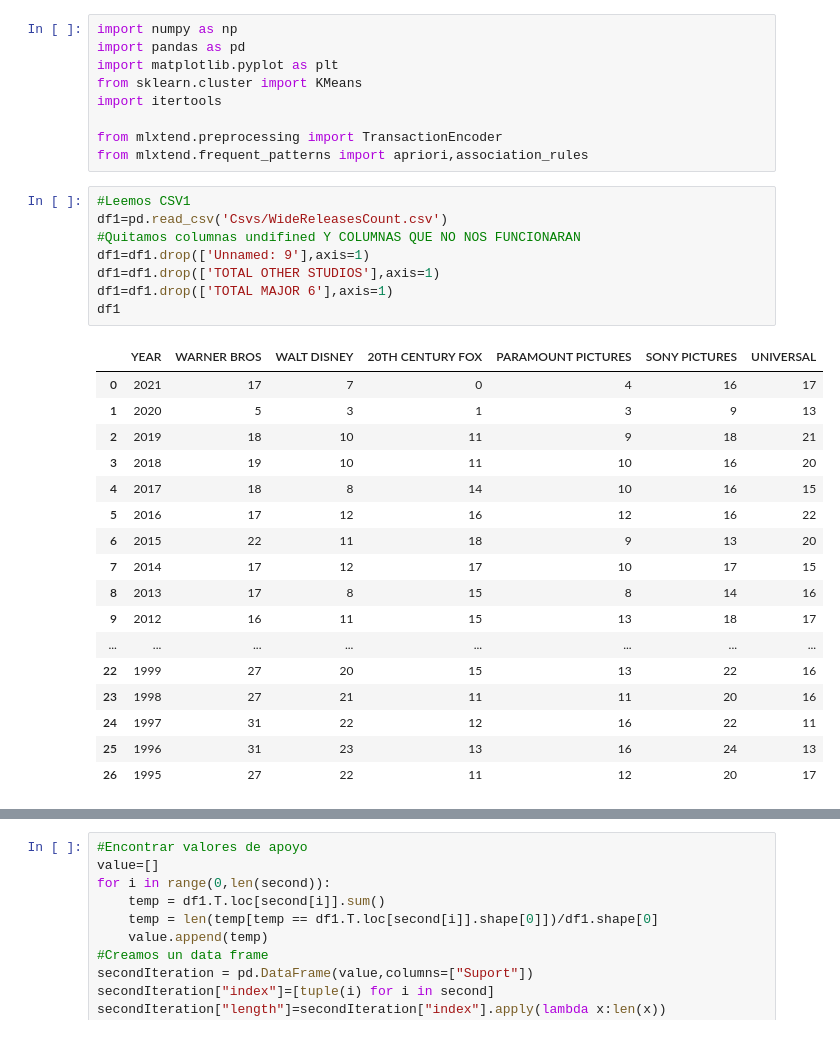
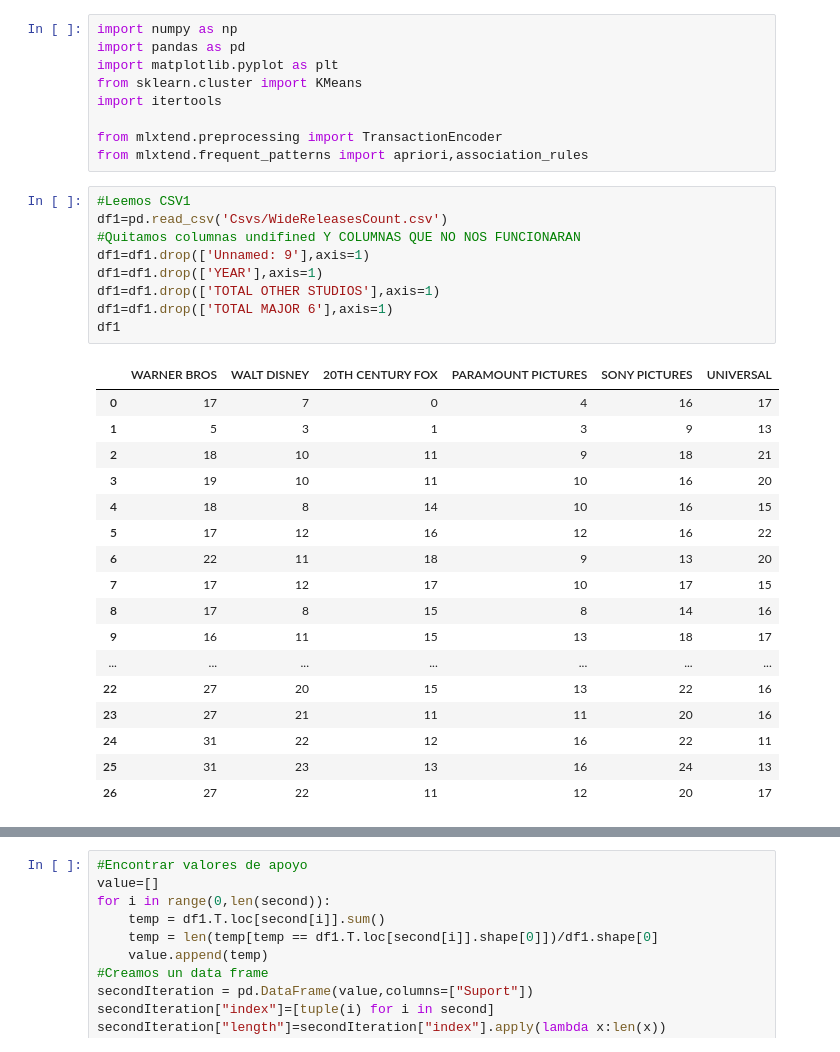
Before and after one commit to OmarDevEst/MineriaDatos-Peliculas, a Jupyter notebook: Reglas de Asociación .ipynb, the cells around one changed output, grey strips where cells are left out. Drawn from its saved outputs; the diff is of its cells as text.

```diff
--- a/Reglas de Asociación .ipynb
+++ b/Reglas de Asociación .ipynb
@@ -10,29 +10,30 @@ from mlxtend.frequent_patterns import apriori,association_rules
 # %%
 #Leemos CSV1
 df1=pd.read_csv('Csvs/WideReleasesCount.csv')
 #Quitamos columnas undifined Y COLUMNAS QUE NO NOS FUNCIONARAN
 df1=df1.drop(['Unnamed: 9'],axis=1)
+df1=df1.drop(['YEAR'],axis=1)
 df1=df1.drop(['TOTAL OTHER STUDIOS'],axis=1)
 df1=df1.drop(['TOTAL MAJOR 6'],axis=1)
 df1
 # %% [output]
-|  | YEAR | WARNER BROS | WALT DISNEY | 20TH CENTURY FOX | PARAMOUNT PICTURES | SONY PICTURES | UNIVERSAL |
-| 0 | 2021 | 17 | 7 | 0 | 4 | 16 | 17 |
-| 1 | 2020 | 5 | 3 | 1 | 3 | 9 | 13 |
-| 2 | 2019 | 18 | 10 | 11 | 9 | 18 | 21 |
-| 3 | 2018 | 19 | 10 | 11 | 10 | 16 | 20 |
-| 4 | 2017 | 18 | 8 | 14 | 10 | 16 | 15 |
-| 5 | 2016 | 17 | 12 | 16 | 12 | 16 | 22 |
-| 6 | 2015 | 22 | 11 | 18 | 9 | 13 | 20 |
-| 7 | 2014 | 17 | 12 | 17 | 10 | 17 | 15 |
-| 8 | 2013 | 17 | 8 | 15 | 8 | 14 | 16 |
-| 9 | 2012 | 16 | 11 | 15 | 13 | 18 | 17 |
-| ... | ... | ... | ... | ... | ... | ... | ... |
-| 22 | 1999 | 27 | 20 | 15 | 13 | 22 | 16 |
-| 23 | 1998 | 27 | 21 | 11 | 11 | 20 | 16 |
-| 24 | 1997 | 31 | 22 | 12 | 16 | 22 | 11 |
-| 25 | 1996 | 31 | 23 | 13 | 16 | 24 | 13 |
-| 26 | 1995 | 27 | 22 | 11 | 12 | 20 | 17 |
+|  | WARNER BROS | WALT DISNEY | 20TH CENTURY FOX | PARAMOUNT PICTURES | SONY PICTURES | UNIVERSAL |
+| 0 | 17 | 7 | 0 | 4 | 16 | 17 |
+| 1 | 5 | 3 | 1 | 3 | 9 | 13 |
+| 2 | 18 | 10 | 11 | 9 | 18 | 21 |
+| 3 | 19 | 10 | 11 | 10 | 16 | 20 |
+| 4 | 18 | 8 | 14 | 10 | 16 | 15 |
+| 5 | 17 | 12 | 16 | 12 | 16 | 22 |
+| 6 | 22 | 11 | 18 | 9 | 13 | 20 |
+| 7 | 17 | 12 | 17 | 10 | 17 | 15 |
+| 8 | 17 | 8 | 15 | 8 | 14 | 16 |
+| 9 | 16 | 11 | 15 | 13 | 18 | 17 |
+| ... | ... | ... | ... | ... | ... | ... |
+| 22 | 27 | 20 | 15 | 13 | 22 | 16 |
+| 23 | 27 | 21 | 11 | 11 | 20 | 16 |
+| 24 | 31 | 22 | 12 | 16 | 22 | 11 |
+| 25 | 31 | 23 | 13 | 16 | 24 | 13 |
+| 26 | 27 | 22 | 11 | 12 | 20 | 17 |
 # %%
 #Pondremos 1 si es que cumple con sacar mas de 15 peliculas y 0 en contrario para conseguir una tabla binaria
 df1['WARNER BROS']=np.where(df1['WARNER BROS']<=15,0,1)
```
Also changed, not shown: parts of 10 cells of this notebook, 2 other files.
